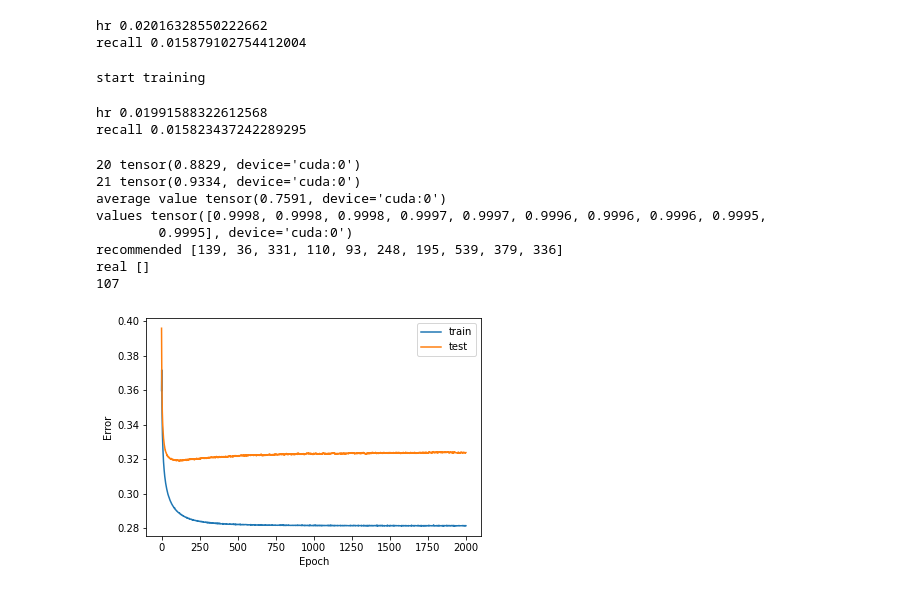
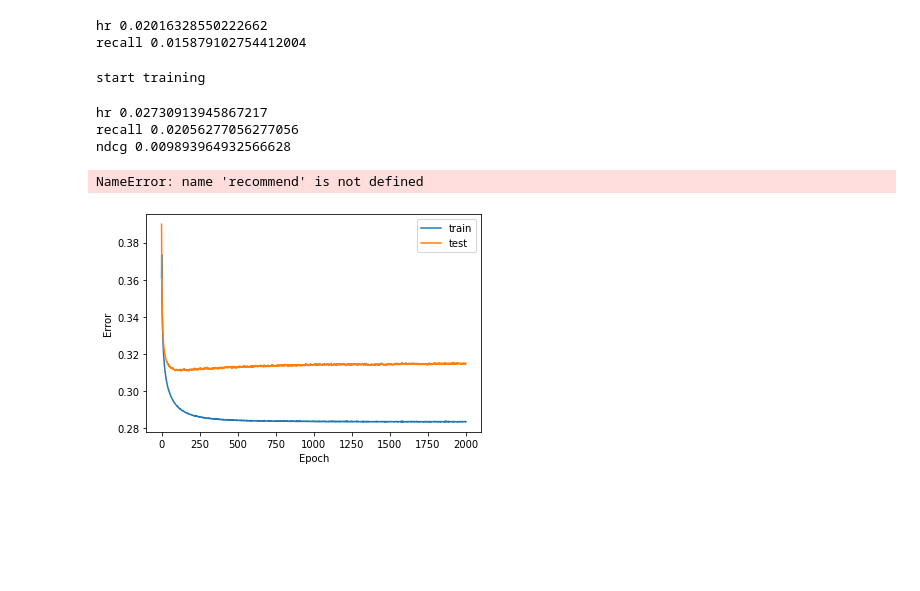
Before and after one commit to jdepreter/ai-project, a Jupyter notebook: rbm_notebook.ipynb, the cells around one changed output. Saved outputs shown, nothing was run; the diff lists cells and outputs as text; code cells hidden in the pictures; blank space fills up the shorter version.

```diff
--- a/rbm_notebook.ipynb
+++ b/rbm_notebook.ipynb
@@ -298,11 +298,11 @@ torch.manual_seed(0)
 # %% [markdown]
 Train model
 # %%
-def score_model(rbm, batch_size):
+def score_model(rbm, batch_size, train_matrix, test_matrix):
     test_recon_error = 0  # RMSE reconstruction error initialized to 0 at the beginning of training
     s = 0  # a counter (float type)
     # for loop - go through every single user
-    for id_user in range(0, user_reviews_df_exploded['user_id_int'].max() + 1 - batch_size, batch_size):
+    for id_user in range(0, train_matrix.shape[0] - batch_size, batch_size):
         v = train_matrix[id_user:id_user + batch_size]  # training set inputs are used to activate neurons of my RBM
         vt = test_matrix[id_user:id_user + batch_size]  # target
         # v = convert_sparse_matrix_to_sparse_tensor(training_sample)
@@ -348,7 +348,8 @@ def convert_sparse_matrix_to_sparse_tensor(X):
 
     return tensor
 
-def create_rbm(n_vis, n_hidden, batch_size, epochs, rbm=None) -> RBM:
+def create_rbm(train_matrix, test_matrix, n_hidden, batch_size, epochs, rbm=None) -> RBM:
+    n_vis = train_matrix.shape[1]
     train_errors = []
     test_errors = []
     if rbm is None:
@@ -360,7 +361,7 @@ def create_rbm(n_vis, n_hidden, batch_size, epochs, rbm=None) -> RBM:
         train_recon_error = 0  # RMSE reconstruction error initialized to 0 at the beginning of training
         s = 0
 
-        for user_id in range(0, user_reviews_df_exploded['user_id_int'].max() + 1 - batch_size, batch_size):
+        for user_id in range(0, train_matrix.shape[0] - batch_size, batch_size):
             training_sample = train_matrix[user_id : user_id + batch_size]
             training_sample2 = train_matrix[user_id : user_id + batch_size]
             # print(training_sample)
@@ -374,8 +375,6 @@ def create_rbm(n_vis, n_hidden, batch_size, epochs, rbm=None) -> RBM:
             vk = vk.sub(1)
 
             ph0, _ = rbm.sample_h(v0)
-
-            hk = None
 
             # Third for loop - perform contrastive divergence
             # TODO misschien is iets lager proberen?
@@ -404,7 +403,7 @@ def create_rbm(n_vis, n_hidden, batch_size, epochs, rbm=None) -> RBM:
 
         # print('calculating test scores')
         rbm.eval()
-        test_errors.append(score_model(rbm, batch_size))
+        test_errors.append(score_model(rbm, batch_size, train_matrix, test_matrix))
 
         # print('finished epoch', epoch)
 
@@ -425,14 +424,13 @@ def create_rbm(n_vis, n_hidden, batch_size, epochs, rbm=None) -> RBM:
 # %% [markdown]
 Hitrate / Recall
 # %%
-def compute_hr(rbm, k=10, batch_size=100):
+def compute_hr(train_matrix, test_matrix, rbm, k=10, batch_size=100):
     s = 0  # a counter (float type)
     hitrates = []
     recall = []
     nDCG = []
-    idcg = np.sum([1 / np.log2(i+2) for i in range(k)])
     # for loop - go through every single user
-    for id_user in range(0, user_reviews_df_exploded['user_id_int'].max() + 1): # - batch_size, batch_size):
+    for id_user in range(0, train_matrix.shape[0]): # - batch_size, batch_size):
         v = train_matrix[id_user]  # training set inputs are used to activate neurons of my RBM
         vt = test_matrix[id_user]  # target
 
@@ -467,7 +465,7 @@ def compute_hr(rbm, k=10, batch_size=100):
             hitrates.append(min(1, counter))
 
             # nDCG
-            counter = 0
+            idcg = np.sum([1 / np.log2(i+2) for i in range(min(k, len(target_recommendations)))])
             dcg = 0
             for i, r in enumerate(recommendations):
                 if r in target_recommendations:
@@ -477,8 +475,8 @@ def compute_hr(rbm, k=10, batch_size=100):
 
     return hitrates, recall, nDCG
 # %%
-rbm10 = create_rbm(user_reviews_df_exploded['item_id_int'].max() + 1, 1024, 10240, 10)
-rbm20 = create_rbm(user_reviews_df_exploded['item_id_int'].max() + 1, 1024, 10240, 20)
+rbm10 = create_rbm(train_matrix, test_matrix, 1024, 10240, 10)
+rbm20 = create_rbm(train_matrix, test_matrix, 1024, 10240, 20)
 # %% [output]
 start training
 start training
@@ -690,26 +682,21 @@ hr 0.02016328550222662
 recall 0.015879102754412004
 # %%
 rbm2000 = create_rbm(user_reviews_df_exploded['item_id_int'].max() + 1, 1024, 10240, 2000)
-hr, r = compute_hr(rbm2000)
+hr, r, ndcg = compute_hr(rbm2000)
 print("hr", np.average(hr))
 print("recall", np.average(r))
+print("ndcg", np.average(ndcg))
 
 all_recommendations = set()
 for u in range(train_matrix.shape[0]):
     recommendations = recommend(rbm2000, train_matrix[u], test_matrix[u], 10, u == train_matrix.shape[0] - 1)
     all_recommendations.update(recommendations)
 
 print(len(all_recommendations))
 # %% [output]
 start training
-hr 0.01991588322612568
-recall 0.015823437242289295
+hr 0.02730913945867217
+recall 0.02056277056277056
+ndcg 0.009893964932566628
-20 tensor(0.8829, device='cuda:0')
-21 tensor(0.9334, device='cuda:0')
-average value tensor(0.7591, device='cuda:0')
-values tensor([0.9998, 0.9998, 0.9998, 0.9997, 0.9997, 0.9996, 0.9996, 0.9996, 0.9995,
-        0.9995], device='cuda:0')
-recommended [139, 36, 331, 110, 93, 248, 195, 539, 379, 336]
-real []
-107
+NameError: name 'recommend' is not defined
-[figure, old version]
+[figure, new version]
```
Also changed, not shown: parts of 40 cells of this notebook, 1 other file.
